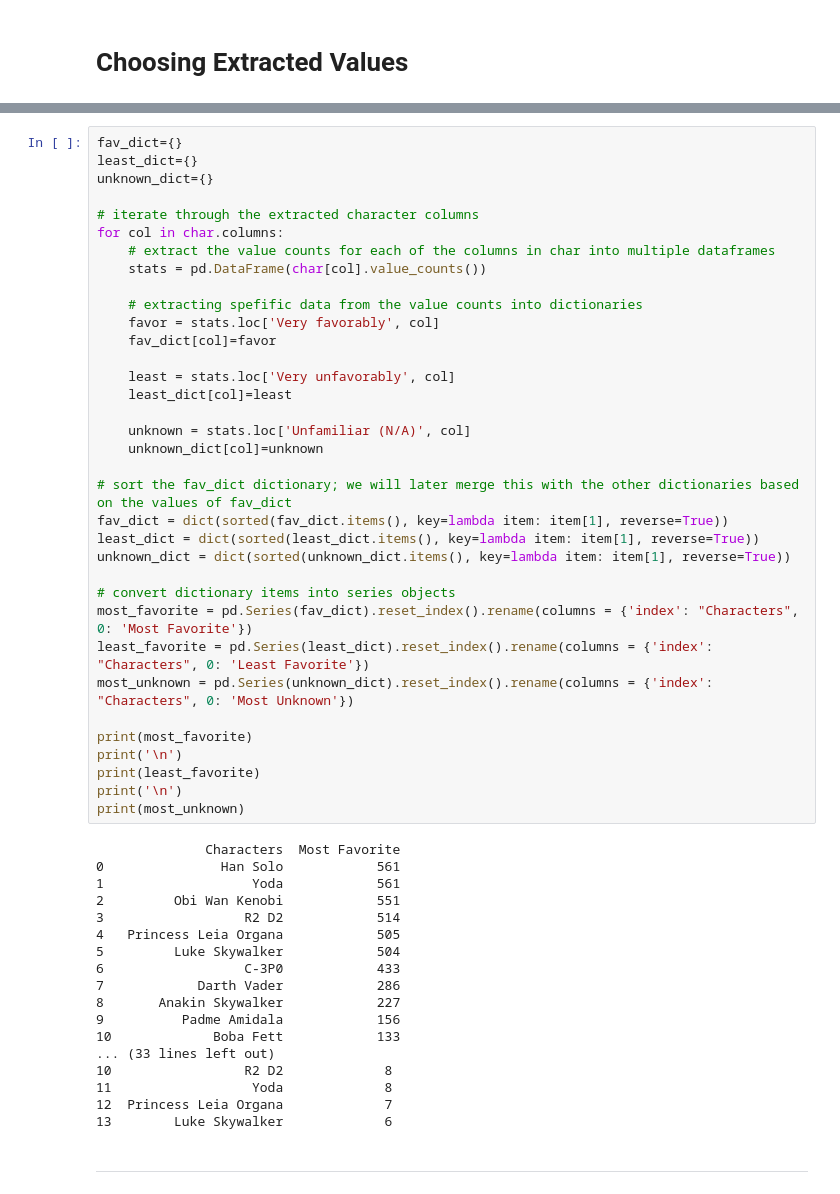
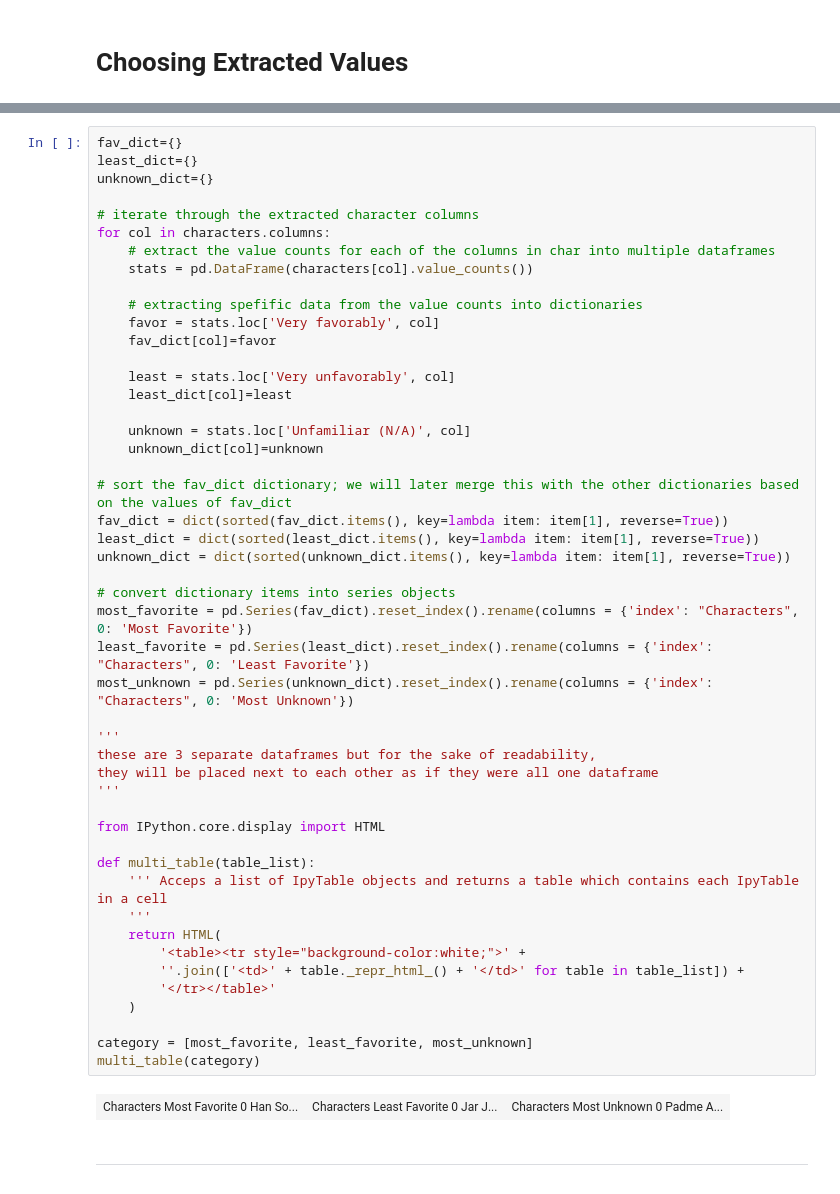
Before and after one commit to willnguyen14/Star-Wars-Survey, a Jupyter notebook: Star_Wars_Survey.ipynb, the cells around one changed output, grey strips where cells are left out. Saved outputs shown, nothing was run; the diff lists cells and outputs as text.

```diff
--- a/Star_Wars_Survey.ipynb
+++ b/Star_Wars_Survey.ipynb
@@ -392,56 +441,53 @@ Going through the value counts for all the character columns, we will create a n
 # %%
 fav_dict={}
 least_dict={}
 unknown_dict={}
 
 # iterate through the extracted character columns
-for col in char.columns:
+for col in characters.columns:
     # extract the value counts for each of the columns in char into multiple dataframes
-    stats = pd.DataFrame(char[col].value_counts())
+    stats = pd.DataFrame(characters[col].value_counts())
 
     # extracting spefific data from the value counts into dictionaries
     favor = stats.loc['Very favorably', col]
     fav_dict[col]=favor
 
     least = stats.loc['Very unfavorably', col]
     least_dict[col]=least
 
     unknown = stats.loc['Unfamiliar (N/A)', col]
     unknown_dict[col]=unknown
 
 # sort the fav_dict dictionary; we will later merge this with the other dictionaries based on the values of fav_dict
 fav_dict = dict(sorted(fav_dict.items(), key=lambda item: item[1], reverse=True))
 least_dict = dict(sorted(least_dict.items(), key=lambda item: item[1], reverse=True))
 unknown_dict = dict(sorted(unknown_dict.items(), key=lambda item: item[1], reverse=True))
 
 # convert dictionary items into series objects
 most_favorite = pd.Series(fav_dict).reset_index().rename(columns = {'index': "Characters", 0: 'Most Favorite'})
 least_favorite = pd.Series(least_dict).reset_index().rename(columns = {'index': "Characters", 0: 'Least Favorite'})
 most_unknown = pd.Series(unknown_dict).reset_index().rename(columns = {'index': "Characters", 0: 'Most Unknown'})
 
-print(most_favorite)
-print('\n')
-print(least_favorite)
-print('\n')
-print(most_unknown)
+'''
+these are 3 separate dataframes but for the sake of readability,
+they will be placed next to each other as if they were all one dataframe
+'''
+
+from IPython.core.display import HTML
+
+def multi_table(table_list):
+    ''' Acceps a list of IpyTable objects and returns a table which contains each IpyTable in a cell
+    '''
+    return HTML(
+        '<table><tr style="background-color:white;">' +
+        ''.join(['<td>' + table._repr_html_() + '</td>' for table in table_list]) +
+        '</tr></table>'
+    )
+
+category = [most_favorite, least_favorite, most_unknown]
+multi_table(category)
 # %% [output]
-              Characters  Most Favorite
-0               Han Solo            561
-1                   Yoda            561
-2         Obi Wan Kenobi            551
-3                  R2 D2            514
-4   Princess Leia Organa            505
-5         Luke Skywalker            504
-6                  C-3P0            433
-7            Darth Vader            286
-8       Anakin Skywalker            227
-9          Padme Amidala            156
-10             Boba Fett            133
-... (33 lines left out)
-10                 R2 D2             8
-11                  Yoda             8
-12  Princess Leia Organa             7
-13        Luke Skywalker             6
+| Characters Most Favorite 0 Han So... | Characters Least Favorite 0 Jar J... | Characters Most Unknown 0 Padme A... |
 # %% [markdown]
 ---
 # %% [markdown]
```
Also changed, not shown: parts of 23 cells of this notebook.
